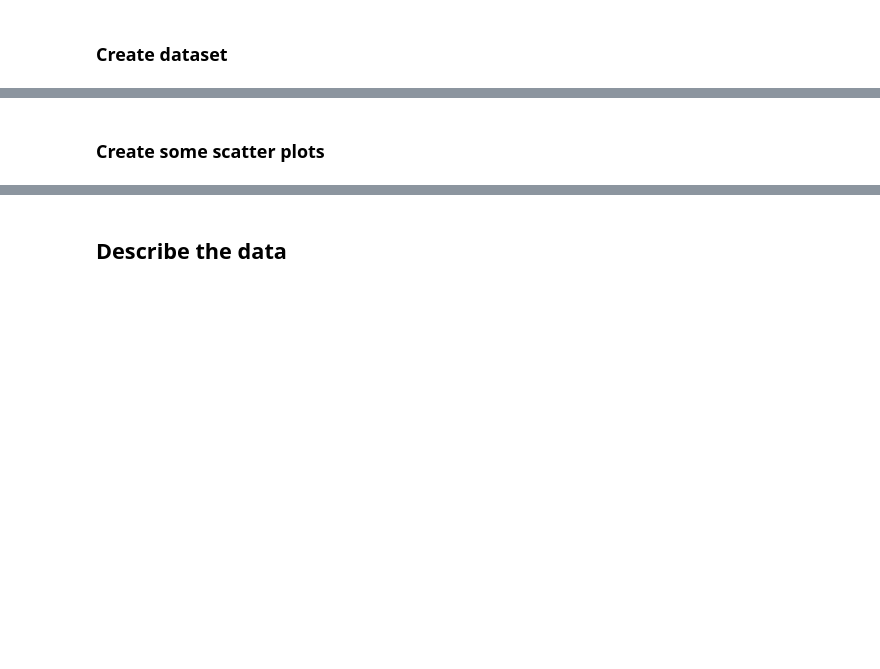
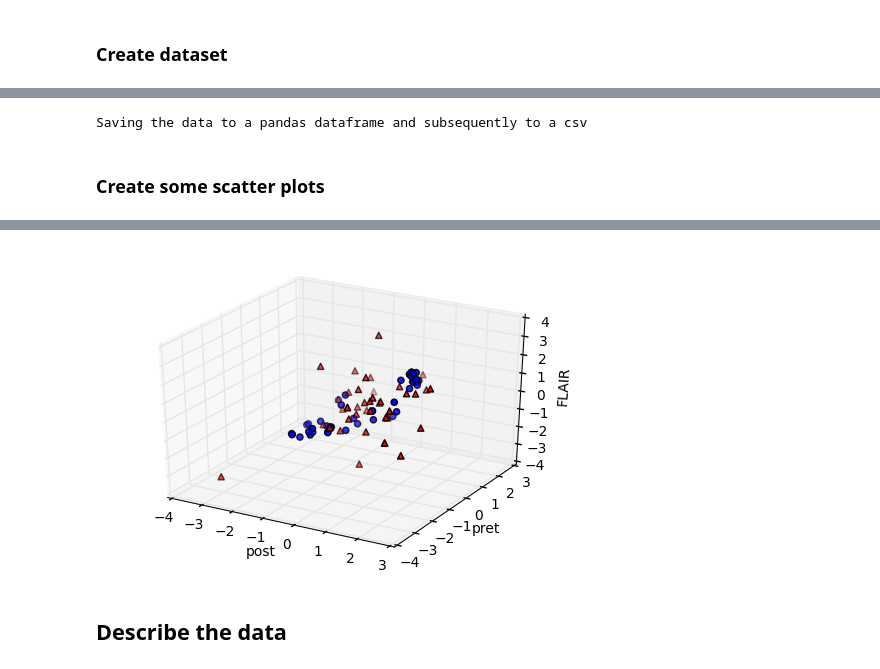
Before and after one commit to slowvak/MachineLearningForMedicalImages, a Jupyter notebook: notebooks/Module 1.ipynb, the cells around one changed output, grey strips where cells are left out. Saved outputs shown, nothing was run; the diff lists cells and outputs as text; code cells hidden in the pictures; blank space fills up the shorter version.

```diff
--- a/notebooks/Module 1.ipynb
+++ b/notebooks/Module 1.ipynb
@@ -169,11 +130,64 @@ Saving the data to a pandas dataframe and subsequnetly to a csv
+# %%
+# Create classes
+# Tissue =GM+CSG+WM
+ClassTissuePost=(Post[np.nonzero(GroundTruth==1)])
+ClassTissuePre=(Pre[np.nonzero(GroundTruth==1)])
+ClassTissueFlair=(Flair[np.nonzero(GroundTruth==1)])
+# Enhancing Tumor
+ClassTumorPost=(Post[np.nonzero(GroundTruth==4)])
+ClassTumorPre=(Pre[np.nonzero(GroundTruth==4)])
+ClassTumorFlair=(Flair[np.nonzero(GroundTruth==4)])
+# Edema
+ClassEdemaPost=(Post[np.nonzero(GroundTruth==2)])
+ClassEdemaPre=(Pre[np.nonzero(GroundTruth==2)])
+ClassEdemaFlair=(Flair[np.nonzero(GroundTruth==2)])
+
+# We only select 1000 points for demosntration purposes
+IND=np.random.randint(np.shape(ClassTumorPre)[0], size=1000)
+ClassTissuePost=ClassTissuePost[IND]
+ClassTissuePre=ClassTissuePre[IND]
+ClassTissueFlair=ClassTissueFlair[IND]
+ClassTumorPost=ClassTumorPost[IND]
+ClassTumorPre=ClassTumorPre[IND]
+ClassTumorFlair=ClassTumorFlair[IND]
+ClassEdemaPost=ClassEdemaPost[IND]
+ClassEdemaPre=ClassEdemaPre[IND]
+ClassEdemaFlair=ClassEdemaFlair[IND]
+
+# Normalize zero mean unit standard deviation
+
+ClassTissuePost= preprocessing.scale(ClassTissuePost)
+ClassTissuePre= preprocessing.scale(ClassTissuePre)
+ClassTissueFlair= preprocessing.scale(ClassTissueFlair)
+ClassTumorPost= preprocessing.scale(ClassTumorPost)
+ClassTumorPre= preprocessing.scale(ClassTumorPre)
+ClassTumorFlair= preprocessing.scale(ClassTumorFlair)
+ClassEdemaPost= preprocessing.scale(ClassEdemaPost)
+ClassEdemaPre= preprocessing.scale(ClassEdemaPre)
+ClassEdemaFlair= preprocessing.scale(ClassEdemaFlair)
+
+
+# Save the data to CSV using pandas
+print ("Saving the data to a pandas dataframe and subsequently to a csv")
+# Create a dictionary containing the classes
+datasetcomplete={"ClassTissuePost": ClassTissuePost, "ClassTissuePre": ClassTissuePre, "ClassTissueFlair": ClassTissueFlair, "ClassTumorPost": ClassTumorPost, "ClassTumorPre": ClassTumorPre, "ClassTumorFlair": ClassTumorFlair, "ClassEdemaPost": ClassEdemaPost, "ClassEdemaPre": ClassEdemaPre, "ClassEdemaFlair": ClassEdemaFlair}
+
+datapd=pd.DataFrame.from_dict(datasetcomplete,orient="index")
+# print (datapd)
+datapd=datapd.transpose()
+# datapd=pd.DataFrame(dict([ (k,Series(v)) for k,v in datasetcomplete.iteritems() ]))
+datapd.to_csv("DataExample.csv",index=False)
+# %% [output]
+Saving the data to a pandas dataframe and subsequently to a csv
 # %% [markdown]
 ### Create some scatter plots
 # %%
 # Display Tumor vs NAWM
+IND=np.random.randint(100, size=50)
 fig = plt.figure()
 ax = fig.add_subplot(111, projection='3d')
-ax.scatter(ClassNAWMpost.reshape(-1), ClassNAWMpret.reshape(-1), ClassNAWMFLAIR.reshape(-1))
-ax.scatter(ClassTUMORpost.reshape(-1), ClassTUMORpret.reshape(-1), ClassTUMORFLAIR.reshape(-1), c='r', marker='^')
+ax.scatter(ClassTissuePost[IND,], ClassTissuePre[IND,], ClassTissueFlair[IND,])
+ax.scatter(ClassTumorPost[IND,], ClassTumorPre[IND,], ClassTumorFlair[IND,], c='r', marker='^')
 ax.set_xlabel('post')
 ax.set_ylabel('pret')
 ax.set_zlabel('FLAIR')
@@ -184,3 +196,4 @@ plt.show()
+[figure, added]
 # %% [markdown]
 ## Describe the data
 # %%
```
Also changed, not shown: parts of 14 cells of this notebook, 7 other files.
